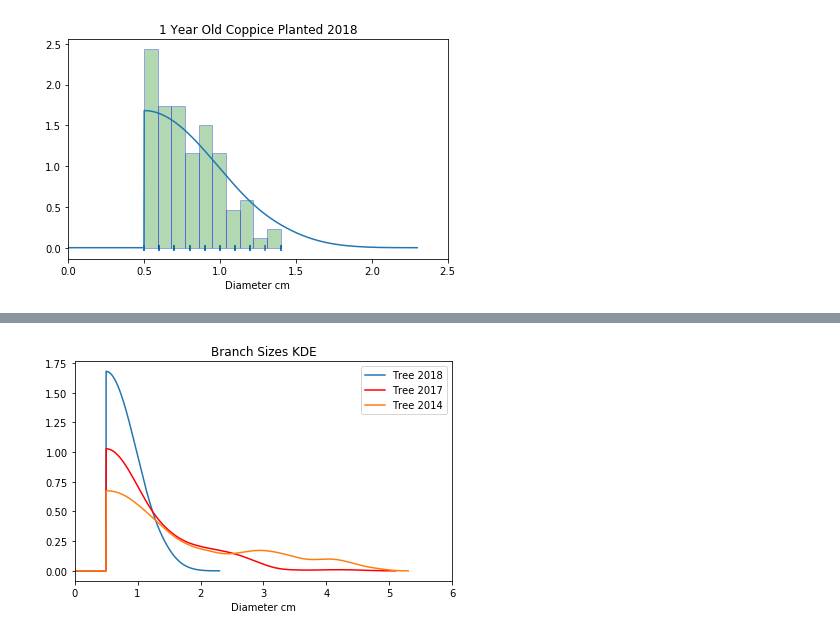
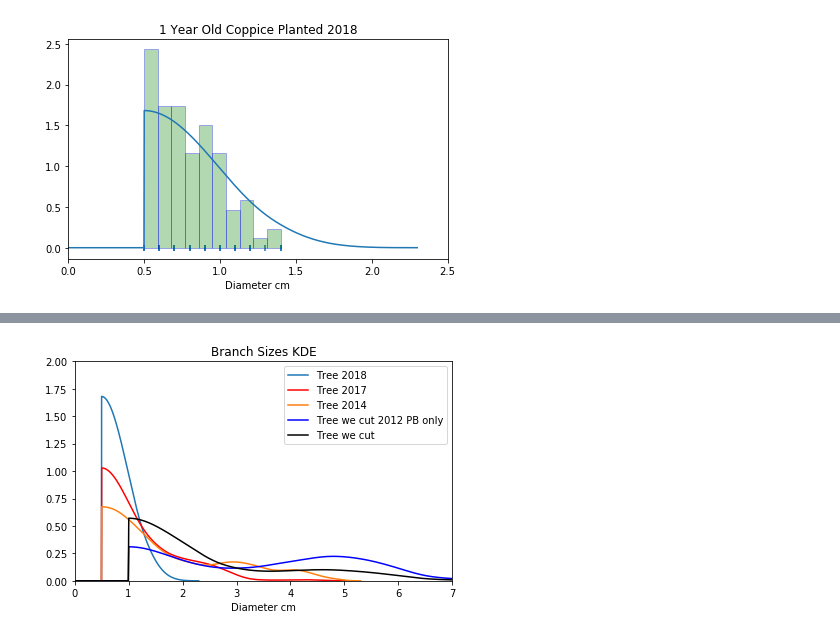
Before and after one commit to Murrayms/BioArchaeology, a Jupyter notebook: CopicingData.ipynb, the cells around one changed output, grey strips where cells are left out. Cells and saved outputs as stored; diff of their text form; code cells hidden in the pictures.

```diff
--- a/CopicingData.ipynb
+++ b/CopicingData.ipynb
@@ -81,3 +87,20 @@ plt.tight_layout()
 plt.savefig("OneYearKDE", dpi=300)
 # %% [output]
 [figure]
+# %%
+plt.scatter(PBsOfCutTree, np.zeros_like(PBsOfCutTree), marker='|')
+plt.hist(PBsOfCutTree, density=True, edgecolor='b', color='g', alpha=0.3)
+
+low_bound =1
+dataFour = np.concatenate((PBsOfCutTree, 2 * low_bound - PBsOfCutTree))
+
+xFour, yFour = FFTKDE(bw=0.5, kernel='triweight').fit(dataFour)(2**11)
+yFour[xFour<=low_bound] = 0
+yFour = yFour * 2
+
+plt.xlabel('Diameter cm')
+plt.xlim(0, 9)
+plt.plot(xFour, yFour, label='Tree we cut')
+plt.title('7 Year Old Coppice Planted 2012 Primary Branches Only')
+plt.tight_layout()
+plt.savefig("PBYearKDE", dpi=300)
@@ -83,0 +109,17 @@ plt.savefig("OneYearKDE", dpi=300)
+# %%
+plt.scatter(AllOfCutTree, np.zeros_like(AllOfCutTree), marker='|')
+plt.hist(AllOfCutTree, density=True, edgecolor='b', color='g', alpha=0.3)
+
+low_bound =1
+dataAll = np.concatenate((AllOfCutTree, 2 * low_bound - AllOfCutTree))
+
+xAll, yAll = FFTKDE(bw=0.5, kernel='triweight').fit(dataAll)(2**11)
+yAll[xAll<=low_bound] = 0
+yAll = yAll * 2
+
+plt.xlabel('Diameter cm')
+plt.xlim(0, 9)
+plt.plot(xAll, yAll, label='Tree we cut')
+plt.title('7 Year Old Coppice Planted 2012')
+plt.tight_layout()
+plt.savefig("AllYearKDE", dpi=300)
@@ -84,14 +128,19 @@ plt.savefig("OneYearKDE", dpi=300)
 # %%
 #all in one
 
 plt.plot(xThree, yThree, label='Tree 2018')
 plt.plot(xOne, yOne, label='Tree 2017', color = 'r')
 plt.plot(xSeven, ySeven, label='Tree 2014')
+plt.plot(xFour, yFour, label='Tree we cut 2012 PB only', color = 'b')
+plt.plot(xAll, yAll, label='Tree we cut', color = 'k')
+
 
 plt.xlabel('Diameter cm')
-plt.xlim(0, 6)
+plt.xlim(0, 7)
+plt.ylim(0, 2)
 plt.title('Branch Sizes KDE')
 plt.tight_layout(); plt.legend();
-plt.savefig("AllThree", dpi=300)
+
+plt.savefig("AllThreeLog", dpi=300)
 # %% [output]
-[figure, old version]
+[figure, new version]
```
Also changed, not shown: parts of 21 cells of this notebook.
